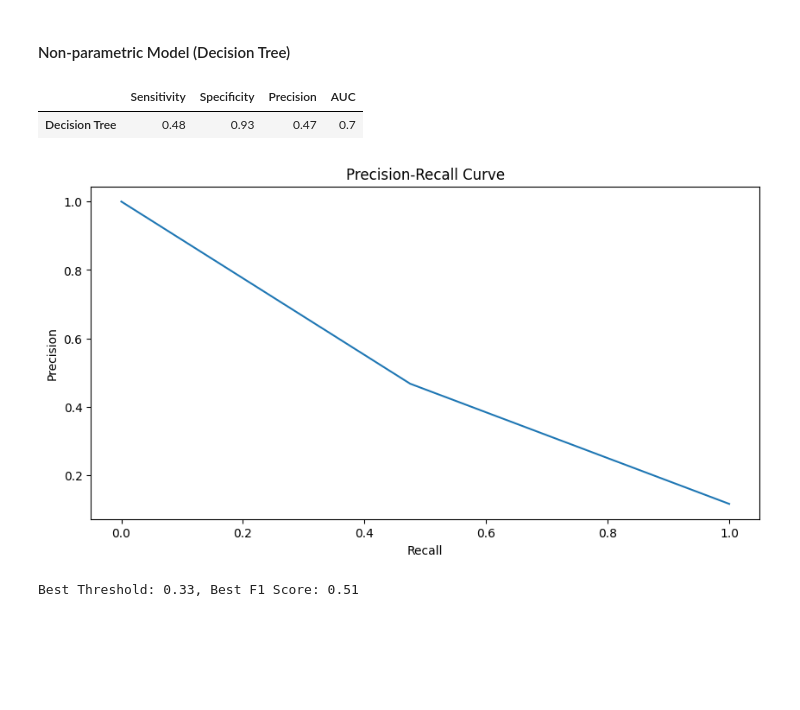
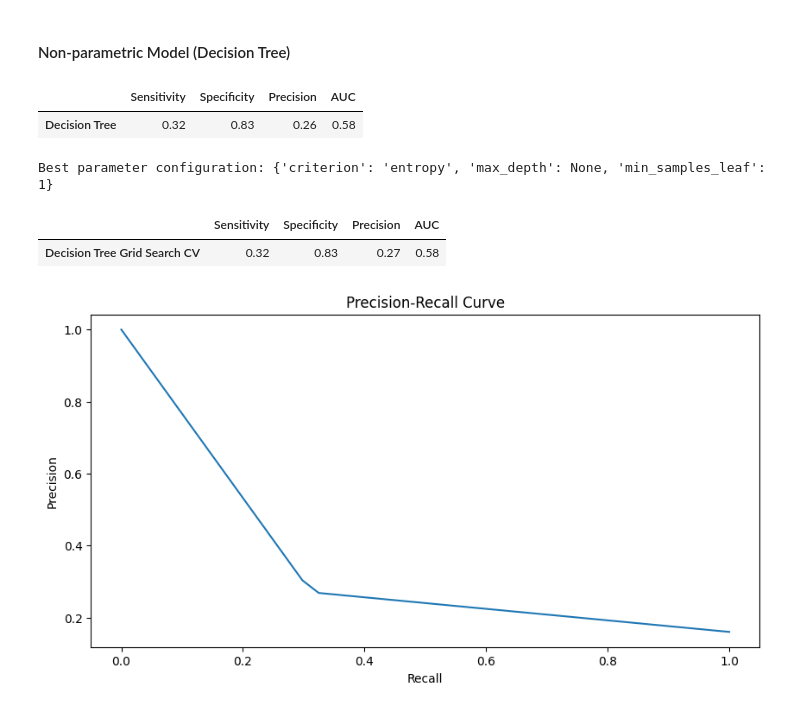
Before and after one commit to jdbalsero/STDS_at3, a Jupyter notebook: Assignment3Modeling.ipynb, the cells around one changed output. Saved outputs shown, nothing was run; the diff lists cells and outputs as text; code cells hidden in the pictures; blank space fills up the shorter version.

Commit message:
Feature Importance and Adjustments

```diff
--- a/Assignment3Modeling.ipynb
+++ b/Assignment3Modeling.ipynb
@@ -422,11 +396,11 @@ Name: proportion, dtype: float64
 # %% [markdown]
 Due to the present imbalance between both classes on the target variable, stratified splitting stands as a reasonable strategy to split the data ensuring the same proportion in subsets of training and validation
 # %%
-index_train, index_valid = train_test_split(np.array(data_cleaned.index), stratify=data_cleaned['y'],
+index_train, index_valid = train_test_split(np.array(data_encoded.index), stratify=data_encoded['y'],
                                             train_size=0.8, random_state= 27)
 
-train = data_cleaned.loc[index_train, :].copy()
-valid = data_cleaned.loc[index_valid, :].copy()
+train = data_encoded.loc[index_train, :].copy()
+valid = data_encoded.loc[index_valid, :].copy()
 # %%
 y_train = train.pop('y')
 y_val = valid.pop('y')
@@ -437,7 +411,7 @@ X_train_scaled = X_train.copy()
 X_val_scaled = X_val.copy()
 
 scaling_columns = ['age', 'previous',
-       'cons.price.idx', 'cons.conf.idx', 'log_duration','campaign']
+       'cons.price.idx', 'cons.conf.idx','campaign']
 
 scaler = StandardScaler().set_output(transform="pandas")
 scaler.fit(X_train[scaling_columns])
@@ -617,0 +592,5 @@ results.round(2)
+# %%
+logit = LogisticRegression(random_state=27, solver='liblinear', C=10, penalty='l1')
+logit.fit(X_train_scaled, y_train)
+
+assess_metrics_classification_model(['Logistic regression Best Model'], [logit], y_val, X_val_scaled, 0.21)
@@ -619,51 +601,46 @@ results.round(2)
 With the defined threshold the metrics get to 0.68 on Sensitivity and 0.54 on precision, meaning more balance between the rate of false positives and false negatives in the confusion matrix. Into business context, it means that the model is able to predict a considerable amount of customers with true successful outcomes, as well as can discriminate most of the customers with less probability to accept the campaign.
 # %% [markdown]
 #### Non-parametric Model (Decision Tree)
-# %%
-from sklearn.tree import DecisionTreeClassifier
-
-dtree = DecisionTreeClassifier(random_state=27)
-
-dtree.fit(X_train, y_train)
-
-columns=['Sensitivity', 'Specificity', 'Precision', 'AUC']
-rows=['Decision Tree']
-results=pd.DataFrame(0.0, columns=columns, index=rows)
-
-y_prob = dtree.predict_proba(X_val)[:,1]
-tau=0.25
-y_pred = (y_prob > tau).astype(int)
-tn, fp, fn, tp = confusion_matrix(y_val, y_pred).ravel()
-results.iloc[0,0] =  tp/(tp+fn)
-results.iloc[0,1] =  tn/(tn+fp)
-results.iloc[0,2] =  precision_score(y_val, y_pred)
-results.iloc[0,3] =  roc_auc_score(y_val, y_prob)
-results.round(2)
-# %% [output]
-|  | Sensitivity | Specificity | Precision | AUC |
-| Decision Tree | 0.48 | 0.93 | 0.47 | 0.7 |
+# %%
+from sklearn.tree import DecisionTreeClassifier
+
+dtree = DecisionTreeClassifier(random_state=27)
+
+dtree.fit(X_train, y_train)
+
+assess_metrics_classification_model(['Decision Tree'], [dtree], y_val, X_val, 0.21)
+# %% [output]
+|  | Sensitivity | Specificity | Precision | AUC |
+| Decision Tree | 0.32 | 0.83 | 0.26 | 0.58 |
+# %%
+hyperparameters = {
+    'max_depth': [5, 10, None],
+    'min_samples_leaf': [1, 10, 50, 100],
+    'criterion': ['gini', 'entropy']
+}
+dtree_gridsearch = DecisionTreeClassifier(random_state=27)
+gsdtree = GridSearchCV(dtree_gridsearch, hyperparameters, cv=10, scoring='recall')
+gsdtree.fit(X_train, y_train)
+
+print(f'Best parameter configuration: {gsdtree.best_params_}')
+
+assess_metrics_classification_model(['Decision Tree Grid Search CV'], [gsdtree.best_estimator_], y_val, X_val, 0.21)
+# %% [output]
+Best parameter configuration: {'criterion': 'entropy', 'max_depth': None, 'min_samples_leaf': 1}
+|  | Sensitivity | Specificity | Precision | AUC |
+| Decision Tree Grid Search CV | 0.32 | 0.83 | 0.27 | 0.58 |
 # %%
+y_prob = gsdtree.best_estimator_.predict_proba(X_val)[:,1]
+
 # Compute Precision-Recall curve
 precision, recall, thresholds_pr = precision_recall_curve(y_val, y_prob)
 
 # Plot Precision-Recall curve
 plt.figure(figsize=(10, 5))
 plt.plot(recall, precision)
 plt.xlabel('Recall')
 plt.ylabel('Precision')
 plt.title('Precision-Recall Curve')
 plt.show()
 # %% [output]
-[figure, old version]
+[figure, new version]
-# %%
-precision, recall, thresholds = precision_recall_curve(y_val, y_prob)
-
-f1_scores = 2 * (precision * recall) / (precision + recall + 1e-10)
-
-best_index = np.argmax(f1_scores)
-best_threshold = thresholds[best_index]
-best_f1_score = f1_scores[best_index]
-
-print(f'Best Threshold: {best_threshold:.2f}, Best F1 Score: {best_f1_score:.2f}')
-# %% [output]
-Best Threshold: 0.33, Best F1 Score: 0.51
```
Also changed, not shown: parts of 52 cells of this notebook, 5 other files.
